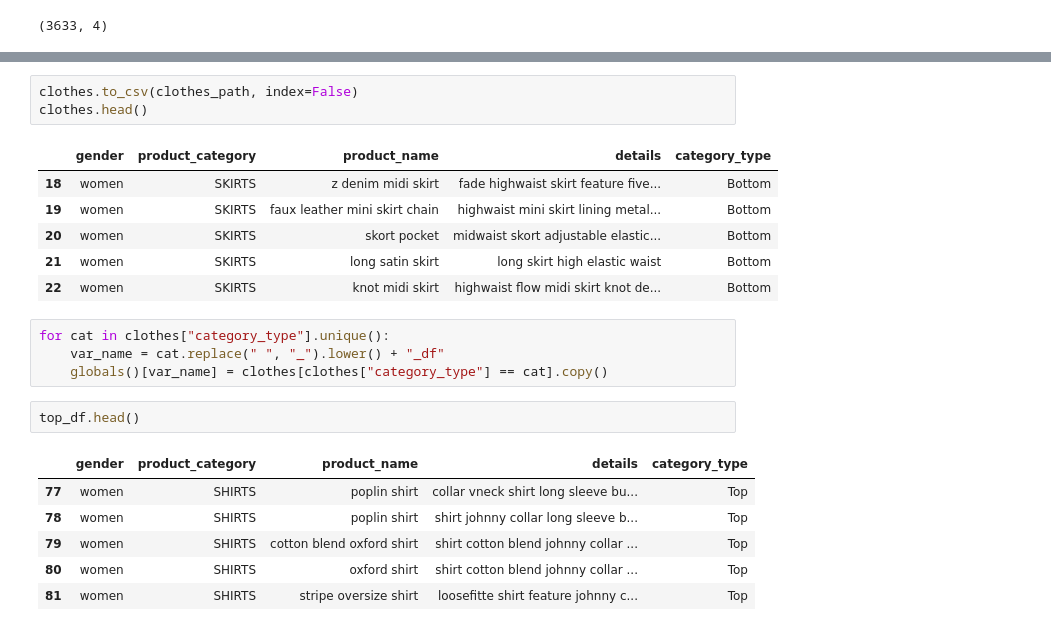
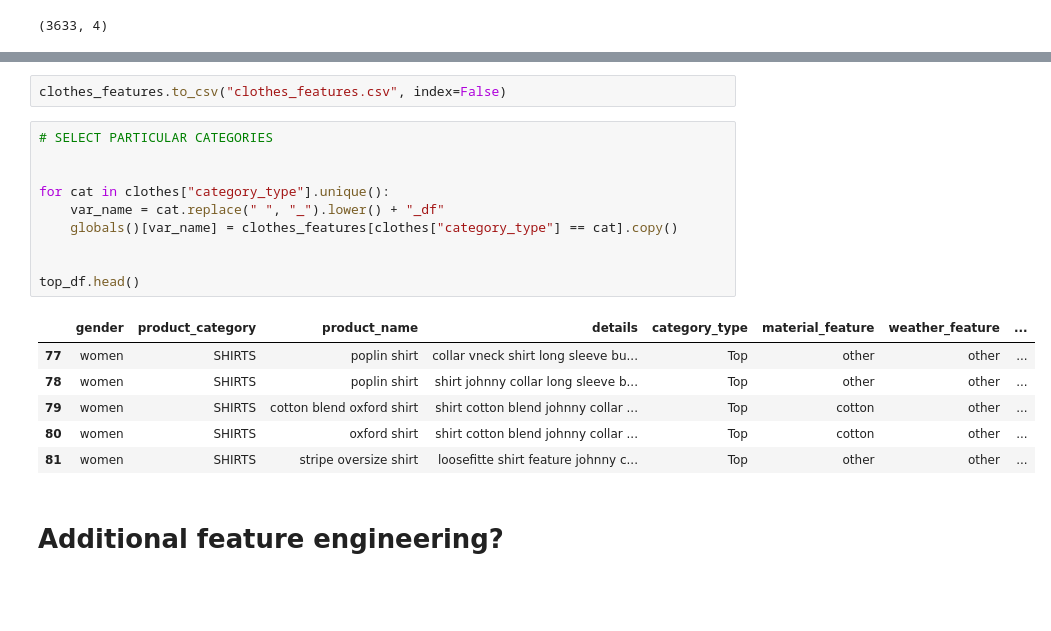
Before and after one commit to pawarsp/what-to-wear-today, a Jupyter notebook: notebook/preprocessing_clothes.ipynb, the cells around one changed output, grey strips where cells are left out. Cells and saved outputs as stored; diff of their text form; blank space fills up the shorter version.

```diff
--- a/notebook/preprocessing_clothes.ipynb
+++ b/notebook/preprocessing_clothes.ipynb
@@ -352,23 +433,21 @@ print(clothes[["product_category", "category_type"]].drop_duplicates())
 # %%
-clothes.to_csv(clothes_path, index=False)
-clothes.head()
+clothes_features.to_csv("clothes_features.csv", index=False)
-# %% [output]
-|  | gender | product_category | product_name | details | category_type |
-| 18 | women | SKIRTS | z denim midi skirt | fade highwaist skirt feature five... | Bottom |
-| 19 | women | SKIRTS | faux leather mini skirt chain | highwaist mini skirt lining metal... | Bottom |
-| 20 | women | SKIRTS | skort pocket | midwaist skort adjustable elastic... | Bottom |
-| 21 | women | SKIRTS | long satin skirt | long skirt high elastic waist | Bottom |
-| 22 | women | SKIRTS | knot midi skirt | highwaist flow midi skirt knot de... | Bottom |
 # %%
+# SELECT PARTICULAR CATEGORIES
+
+
 for cat in clothes["category_type"].unique():
     var_name = cat.replace(" ", "_").lower() + "_df"
-    globals()[var_name] = clothes[clothes["category_type"] == cat].copy()
+    globals()[var_name] = clothes_features[clothes["category_type"] == cat].copy()
+
+
+top_df.head()
+# %% [output]
+|  | gender | product_category | product_name | details | category_type | material_feature | weather_feature | ... |
+| 77 | women | SHIRTS | poplin shirt | collar vneck shirt long sleeve bu... | Top | other | other | ... |
+| 78 | women | SHIRTS | poplin shirt | shirt johnny collar long sleeve b... | Top | other | other | ... |
+| 79 | women | SHIRTS | cotton blend oxford shirt | shirt cotton blend johnny collar ... | Top | cotton | other | ... |
+| 80 | women | SHIRTS | oxford shirt | shirt cotton blend johnny collar ... | Top | cotton | other | ... |
+| 81 | women | SHIRTS | stripe oversize shirt | loosefitte shirt feature johnny c... | Top | other | other | ... |
-# %%
-top_df.head()
-# %% [output]
-|  | gender | product_category | product_name | details | category_type |
-| 77 | women | SHIRTS | poplin shirt | collar vneck shirt long sleeve bu... | Top |
-| 78 | women | SHIRTS | poplin shirt | shirt johnny collar long sleeve b... | Top |
-| 79 | women | SHIRTS | cotton blend oxford shirt | shirt cotton blend johnny collar ... | Top |
-| 80 | women | SHIRTS | oxford shirt | shirt cotton blend johnny collar ... | Top |
-| 81 | women | SHIRTS | stripe oversize shirt | loosefitte shirt feature johnny c... | Top |
+# %% [markdown]
+# Additional feature engineering?
```
Also changed, not shown: parts of 11 cells of this notebook.
